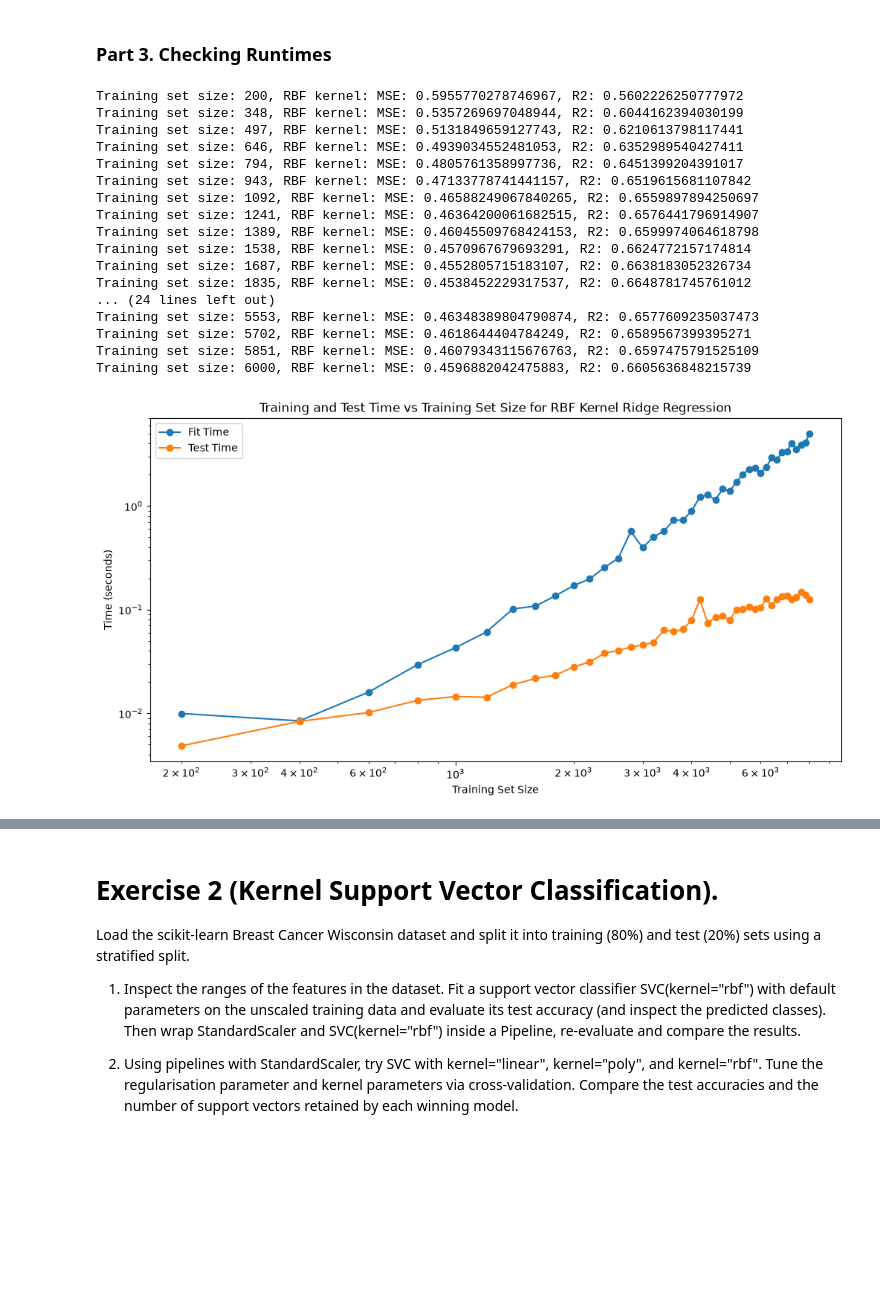
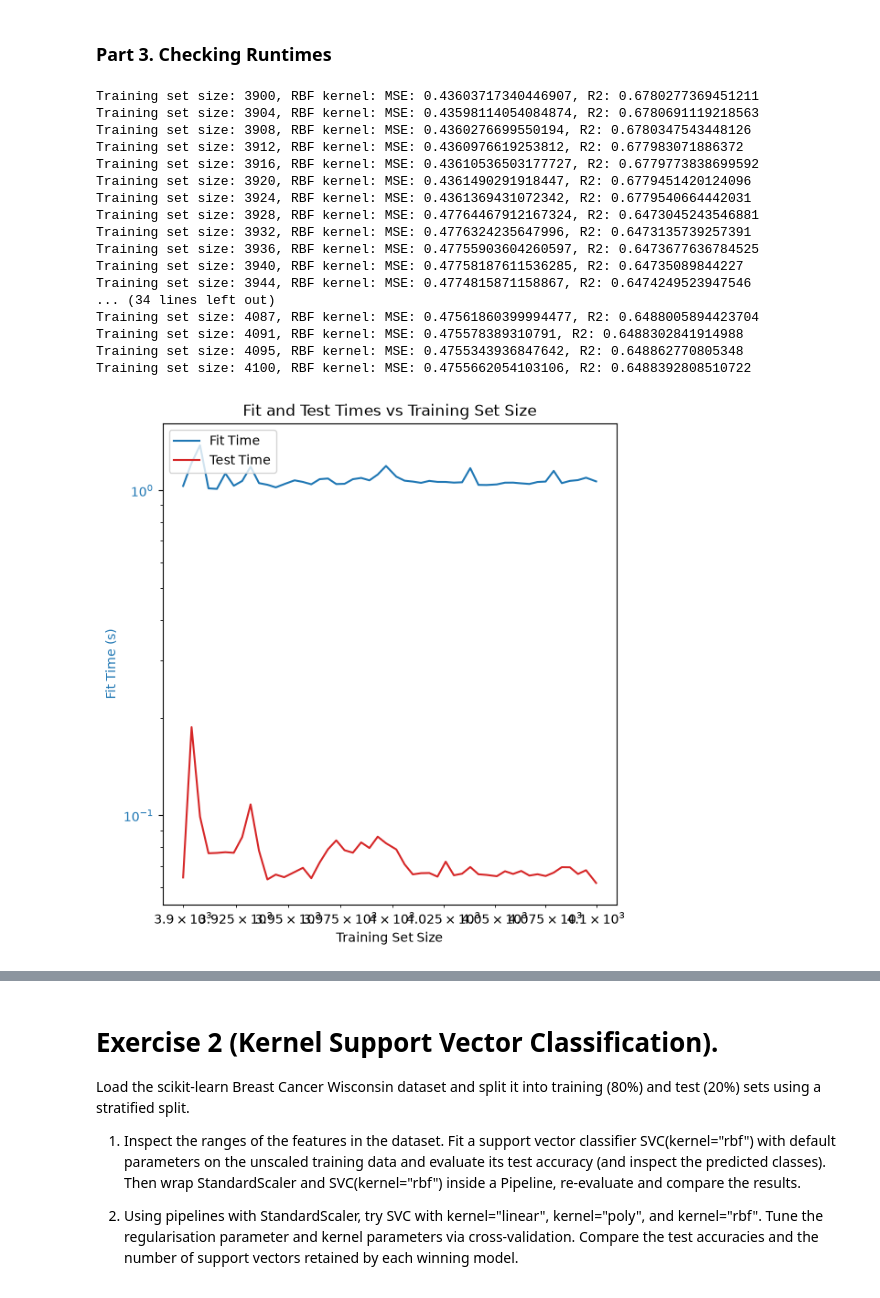
Before and after one commit to benandrews-dev/CD704-ML, a Jupyter notebook: week-07/Week07Exercises.ipynb, the cells around one changed output, grey strips where cells are left out. Drawn from its saved outputs; the diff is of its cells as text; code cells hidden in the pictures; blank space fills up the shorter version.

```diff
--- a/week-07/Week07Exercises.ipynb
+++ b/week-07/Week07Exercises.ipynb
@@ -192,10 +193,6 @@ Text here.
 ### Part 3. Checking Runtimes
 # %%
 # Load the california housing dataset
-
-from time import time
-
-
 california = fetch_california_housing(data_home="../scikit_learn_data", download_if_missing=False)
 X = california.data
 y = california.target
@@ -210,15 +207,18 @@ y_fixed_test = fixed_test_set['target']
 X_test = X_fixed_test.to_numpy()
 y_test = y_fixed_test.to_numpy().reshape(-1, 1)
 
-
 X_fixed_test = fixed_test_set.drop(columns=['target'])
 y_fixed_test = fixed_test_set['target']
 
 df_remaining = df.drop(fixed_test_set.index)
 
-training_set_sizes = np.linspace(200, 6000, num=40, dtype=int)
+#training_set_sizes = np.linspace(200, 6000, num=20, dtype=int)
+training_set_sizes = np.linspace(3900, 4100, num=50, dtype=int)
+#training_set_sizes = np.linspace(200, 8000, num=20, dtype=int)
+#training_set_sizes = np.linspace(3000, 6000, num=100, dtype=int)
 
-timings = pd.DataFrame(columns=['training_set_size', 'fit_time', 'test_time'])
+
+timings_and_scores = pd.DataFrame(columns=['training_set_size', 'fit_time', 'test_time', 'mse', 'r2'])
 
 for n in training_set_sizes:
     df_sampled = df_remaining.sample(n=n, random_state=42)
@@ -232,7 +232,6 @@ for n in training_set_sizes:
     X_train = X_train.to_numpy()
     y_train = y_train.to_numpy().reshape(-1, 1)
 
-
     # Train the RBF pipeline
     best_rbf_pipeline = random_searches['rbf'].best_estimator_
 
@@ -244,40 +243,27 @@ for n in training_set_sizes:
     mse = mean_squared_error(y_test, best_rbf_pipeline.predict(X_test))
     predict_time = timer() - predict_timer_start
 
+    r2 = best_rbf_pipeline.score(X_test, y_test)
+
     # Append the timing results to the DataFrame
-    timings = pd.concat([timings, pd.DataFrame({'training_set_size': [n], 'fit_time': [fit_time], 'test_time': [predict_time]})], ignore_index=True)
+    timings_and_scores = pd.concat([timings_and_scores, pd.DataFrame({'training_set_size': [n], 'fit_time': [fit_time], 'test_time': [predict_time], 'mse': [mse], 'r2': [r2]})], ignore_index=True)
 
-    r2 = best_rbf_pipeline.score(X_test, y_test)
     print(f"Training set size: {n}, RBF kernel: MSE: {mse}, R2: {r2}")
 # %% [output]
-Training set size: 200, RBF kernel: MSE: 0.5955770278746967, R2: 0.5602226250777972
-Training set size: 348, RBF kernel: MSE: 0.5357269697048944, R2: 0.6044162394030199
-Training set size: 497, RBF kernel: MSE: 0.5131849659127743, R2: 0.6210613798117441
-Training set size: 646, RBF kernel: MSE: 0.4939034552481053, R2: 0.6352989540427411
-Training set size: 794, RBF kernel: MSE: 0.4805761358997736, R2: 0.6451399204391017
-Training set size: 943, RBF kernel: MSE: 0.47133778741441157, R2: 0.6519615681107842
-Training set size: 1092, RBF kernel: MSE: 0.46588249067840265, R2: 0.6559897894250697
-Training set size: 1241, RBF kernel: MSE: 0.46364200061682515, R2: 0.6576441796914907
-Training set size: 1389, RBF kernel: MSE: 0.46045509768424153, R2: 0.6599974064618798
-Training set size: 1538, RBF kernel: MSE: 0.4570967679693291, R2: 0.6624772157174814
-Training set size: 1687, RBF kernel: MSE: 0.4552805715183107, R2: 0.6638183052326734
-Training set size: 1835, RBF kernel: MSE: 0.4538452229317537, R2: 0.6648781745761012
-... (24 lines left out)
-Training set size: 5553, RBF kernel: MSE: 0.46348389804790874, R2: 0.6577609235037473
-Training set size: 5702, RBF kernel: MSE: 0.4618644404784249, R2: 0.6589567399395271
-Training set size: 5851, RBF kernel: MSE: 0.46079343115676763, R2: 0.6597475791525109
-Training set size: 6000, RBF kernel: MSE: 0.4596882042475883, R2: 0.6605636848215739
+Training set size: 3900, RBF kernel: MSE: 0.43603717340446907, R2: 0.6780277369451211
+Training set size: 3904, RBF kernel: MSE: 0.43598114054084874, R2: 0.6780691119218563
+Training set size: 3908, RBF kernel: MSE: 0.4360276699550194, R2: 0.6780347543448126
+Training set size: 3912, RBF kernel: MSE: 0.4360976619253812, R2: 0.677983071886372
+Training set size: 3916, RBF kernel: MSE: 0.43610536503177727, R2: 0.6779773838699592
+Training set size: 3920, RBF kernel: MSE: 0.4361490291918447, R2: 0.6779451420124096
+Training set size: 3924, RBF kernel: MSE: 0.4361369431072342, R2: 0.6779540664442031
+Training set size: 3928, RBF kernel: MSE: 0.47764467912167324, R2: 0.6473045243546881
+Training set size: 3932, RBF kernel: MSE: 0.4776324235647996, R2: 0.6473135739257391
+Training set size: 3936, RBF kernel: MSE: 0.47755903604260597, R2: 0.6473677636784525
+Training set size: 3940, RBF kernel: MSE: 0.47758187611536285, R2: 0.64735089844227
+Training set size: 3944, RBF kernel: MSE: 0.4774815871158867, R2: 0.6474249523947546
+... (34 lines left out)
+Training set size: 4087, RBF kernel: MSE: 0.47561860399994477, R2: 0.6488005894423704
+Training set size: 4091, RBF kernel: MSE: 0.475578389310791, R2: 0.6488302841914988
+Training set size: 4095, RBF kernel: MSE: 0.4755343936847642, R2: 0.648862770805348
+Training set size: 4100, RBF kernel: MSE: 0.4755662054103106, R2: 0.6488392808510722
-# %%
-# Plot the timing results
-plt.figure(figsize=(12, 6))
-plt.plot(timings['training_set_size'], timings['fit_time'], label='Fit Time', marker='o')
-plt.plot(timings['training_set_size'], timings['test_time'], label='Test Time', marker='o')
-plt.xscale('log')
-plt.yscale('log')
-plt.xlabel('Training Set Size')
-plt.ylabel('Time (seconds)')
-plt.title('Training and Test Time vs Training Set Size for RBF Kernel Ridge Regression')
-plt.legend()
-plt.show()
-# %% [output]
-[figure, removed]
@@ -283,0 +341,4 @@ plt.show()
+# %%
+plot_timings_and_scores(timings_and_scores)
+# %% [output]
+[figure, added]
```
Also changed, not shown: parts of 19 cells of this notebook, 12 other files.
